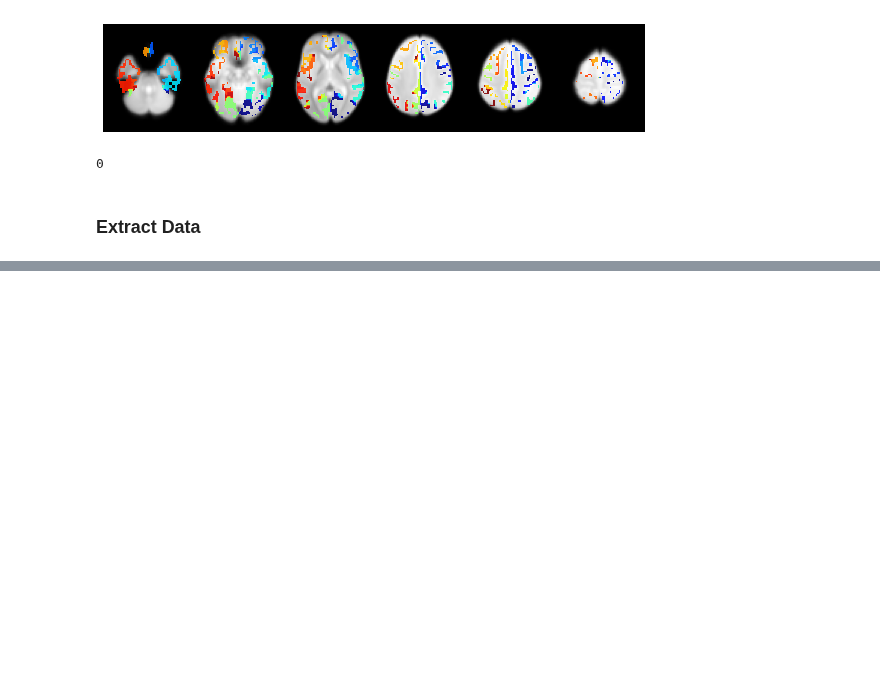
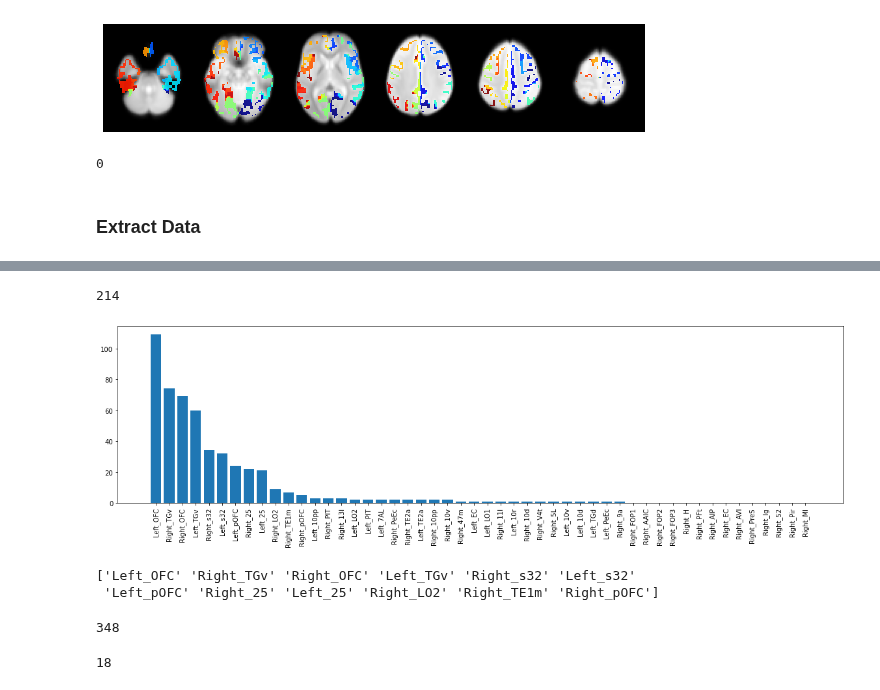
Before and after one commit to Aglinskas/BC-fMRI-AE, a Jupyter notebook: Notebooks/CoregGlasserAtlas2.ipynb, the cells around one changed output, grey strips where cells are left out. Drawn from its saved outputs; the diff is of its cells as text; code cells hidden in the pictures; blank space fills up the shorter version.

```diff
--- a/Notebooks/CoregGlasserAtlas2.ipynb
+++ b/Notebooks/CoregGlasserAtlas2.ipynb
@@ -161,0 +160,7 @@ Index(['participant_id', 'DX_GROUP', 'DSM_IV_TR', 'AGE_AT_SCAN', 'SEX',
+# %%
+from tqdm import tqdm
+import numpy as np
+import os
+import seaborn as sns
+nsubs = len(df)
+ofn = '../Assets/glasser2016_cmats/filt_noglobal'
@@ -161,0 +169,6 @@ Index(['participant_id', 'DX_GROUP', 'DSM_IV_TR', 'AGE_AT_SCAN', 'SEX',
+# %%
+rois_timeseries = [np.load(os.path.join(ofn,'roi_timeseries',str(df['participant_id'].values[i])+'.npy')) for i in tqdm(range(nsubs))]
+# %%
+rlbls = pd.read_csv('../Data/GlasserAtlas/glasser360NodeNames.txt',header=None)
+rlbls = rlbls[0].to_list()
+rlbls = np.array(rlbls)
@@ -161,0 +180,25 @@ Index(['participant_id', 'DX_GROUP', 'DSM_IV_TR', 'AGE_AT_SCAN', 'SEX',
+# %%
+isnan = np.array([rois_timeseries[i].mean(axis=1) for i in range(nsubs)])
+isnan = np.isnan(isnan)
+# %%
+(isnan.sum(axis=1)!=0).sum()
+# %% [output]
+214
+# %%
+ys = isnan.sum(axis=0)
+I = np.argsort(ys)[-1:0:-1]
+ys = ys[I]
+xs = np.arange(len(ys))
+olbls = rlbls[I]
+
+l = 50
+xs = xs[0:l]
+ys = ys[0:l]
+olbls = olbls[0:l]
+
+
+plt.figure(figsize=(20,5))
+plt.bar(xs,ys)
+plt.xticks(xs,labels=olbls,rotation=90);
+# %% [output]
+[figure, added]
@@ -161,0 +208,10 @@ Index(['participant_id', 'DX_GROUP', 'DSM_IV_TR', 'AGE_AT_SCAN', 'SEX',
+# %%
+print(olbls[0:12])
+# %% [output]
+['Left_OFC' 'Right_TGv' 'Right_OFC' 'Left_TGv' 'Right_s32' 'Left_s32'
+ 'Left_pOFC' 'Right_25' 'Left_25' 'Right_LO2' 'Right_TE1m' 'Right_pOFC']
+# %%
+rslice = np.array([rlbl not in to_drop for rlbl in rlbls])
+print(rslice.sum())
+# %% [output]
+348
@@ -161,0 +220,5 @@ Index(['participant_id', 'DX_GROUP', 'DSM_IV_TR', 'AGE_AT_SCAN', 'SEX',
+# %%
+subSlice = (np.isnan(new_cmats).sum(axis=-1).sum(axis=-1)!=0)
+subSlice.sum()
+# %% [output]
+18
```
Also changed, not shown: parts of 34 cells of this notebook, 7 other files.
